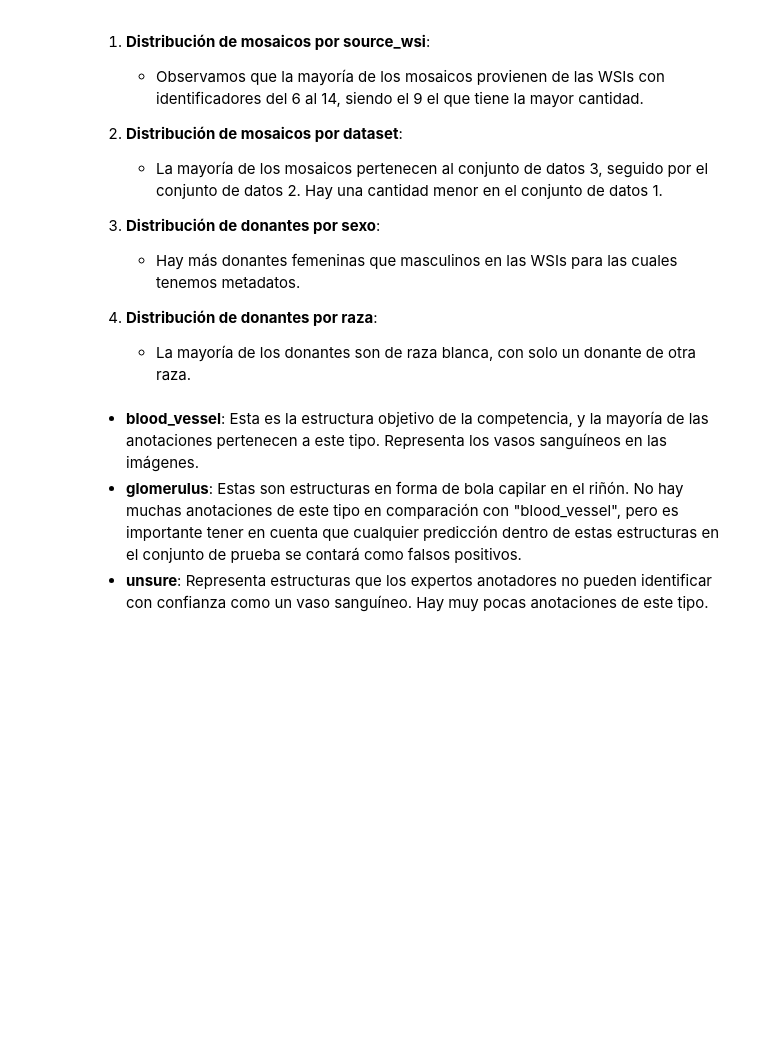
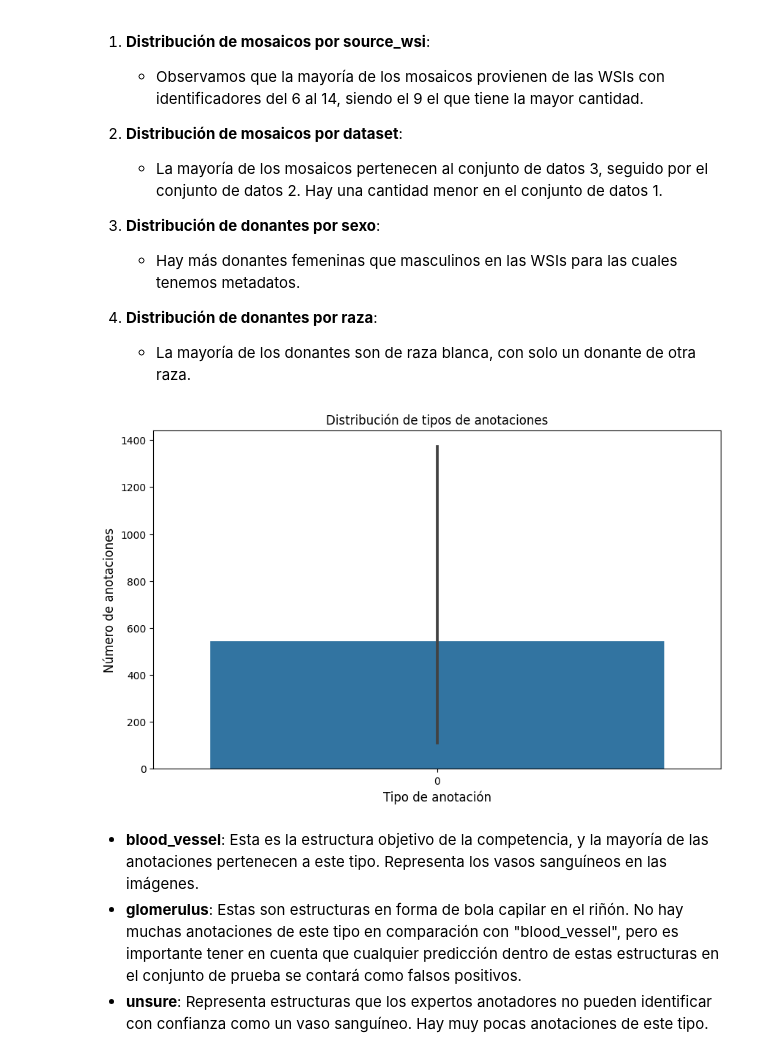
Before and after one commit to JorgeCab2711/DS-PROYECTO-2, a Jupyter notebook: main.ipynb, the cells around one changed output. Saved outputs shown, nothing was run; the diff lists cells and outputs as text; code cells hidden in the pictures; blank space fills up the shorter version.

```diff
--- a/main.ipynb
+++ b/main.ipynb
@@ -141,6 +164,25 @@ tile_meta_description, wsi_meta_description
 
 4. **Distribución de donantes por raza**:
     - La mayoría de los donantes son de raza blanca, con solo un donante de otra raza.
+# %%
+# Crear un DataFrame a partir de las anotaciones
+annotations_df = pd.DataFrame(polygons)
+
+# Extraer el tipo de cada anotación
+annotations_df['annotation_type'] = annotations_df['annotations'].apply(lambda x: x[0]['type'] if x else None)
+
+# Conteo de los diferentes tipos de anotaciones
+annotation_counts = annotations_df['annotation_type'].value_counts()
+
+# Gráfico de barras de los conteos
+plt.figure(figsize=(10, 6))
+sns.barplot( annotation_counts.values)
+plt.title('Distribución de tipos de anotaciones')
+plt.ylabel('Número de anotaciones', fontsize=12)
+plt.xlabel('Tipo de anotación', fontsize=12)
+plt.show()
+# %% [output]
+[figure, added]
 # %% [markdown]
 - **blood_vessel**: Esta es la estructura objetivo de la competencia, y la mayoría de las anotaciones pertenecen a este tipo. Representa los vasos sanguíneos en las imágenes.
 - **glomerulus**: Estas son estructuras en forma de bola capilar en el riñón. No hay muchas anotaciones de este tipo en comparación con "blood_vessel", pero es importante tener en cuenta que cualquier predicción dentro de estas estructuras en el conjunto de prueba se contará como falsos positivos.
```
Also changed, not shown: parts of 4 cells of this notebook.
